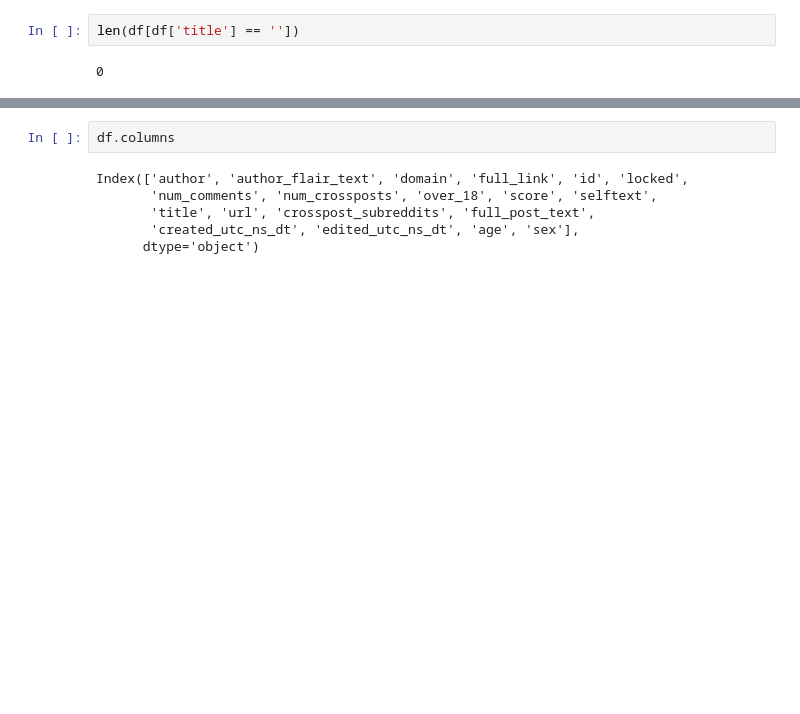
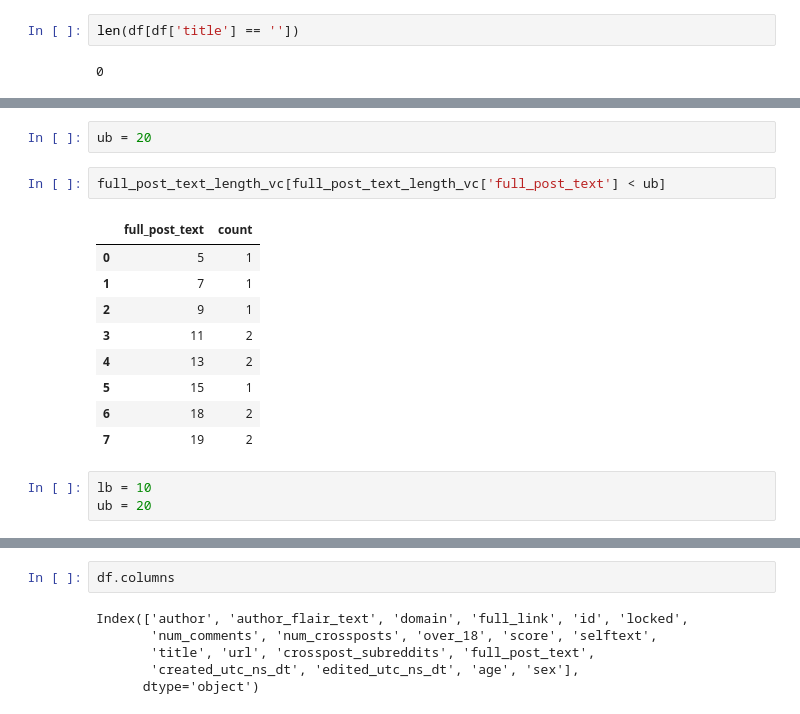
Before and after one commit to 33eyes/reddit-askdocs-analysis, a Jupyter notebook: 06_eda.ipynb, the cells around one changed output, grey strips where cells are left out. Cells and saved outputs as stored; diff of their text form; blank space fills up the shorter version.

```diff
--- a/06_eda.ipynb
+++ b/06_eda.ipynb
@@ -1025,0 +1264,17 @@ len(df[df['title'] == ''])
+# %%
+ub = 20
+# %%
+full_post_text_length_vc[full_post_text_length_vc['full_post_text'] < ub]
+# %% [output]
+|  | full_post_text | count |
+| 0 | 5 | 1 |
+| 1 | 7 | 1 |
+| 2 | 9 | 1 |
+| 3 | 11 | 2 |
+| 4 | 13 | 2 |
+| 5 | 15 | 1 |
+| 6 | 18 | 2 |
+| 7 | 19 | 2 |
+# %%
+lb = 10
+ub = 20
```
Also changed, not shown: parts of 32 cells of this notebook.
